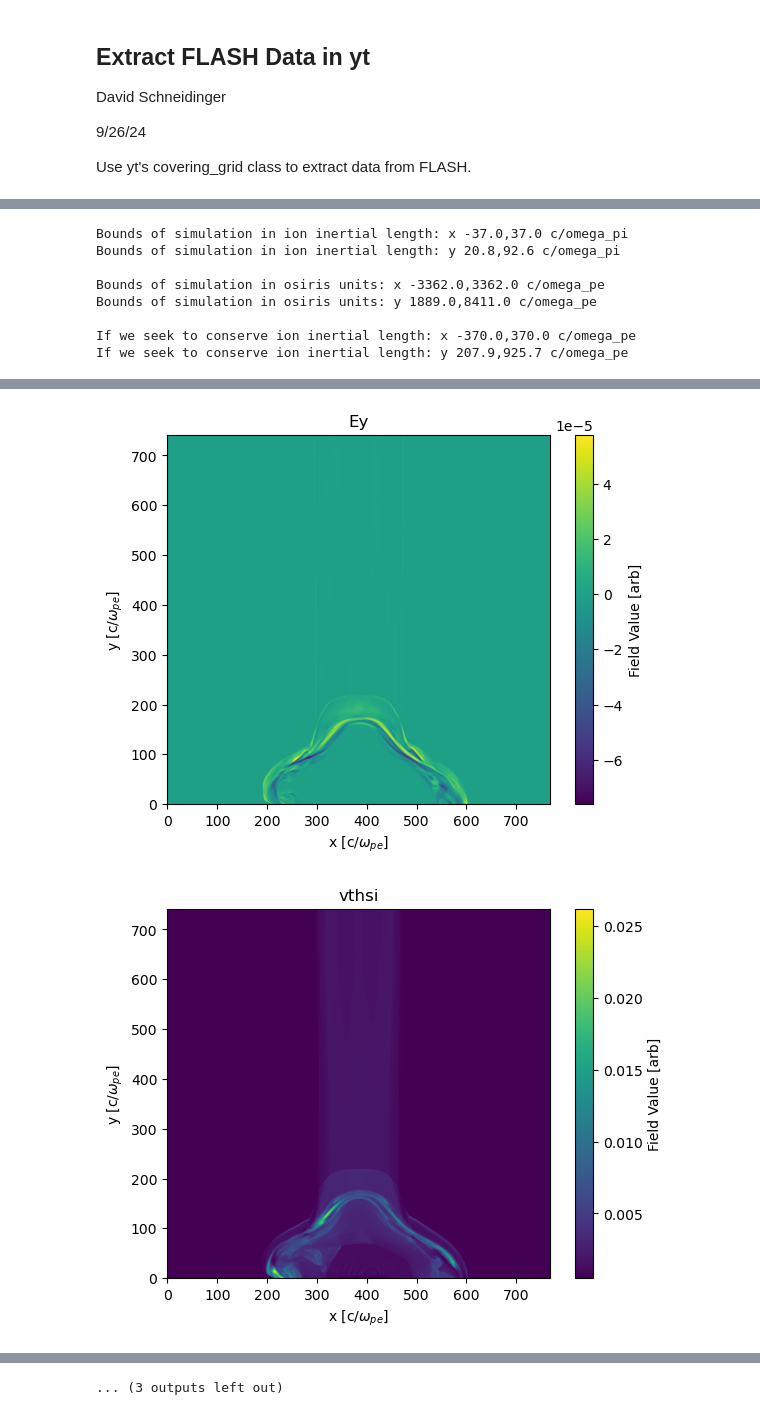
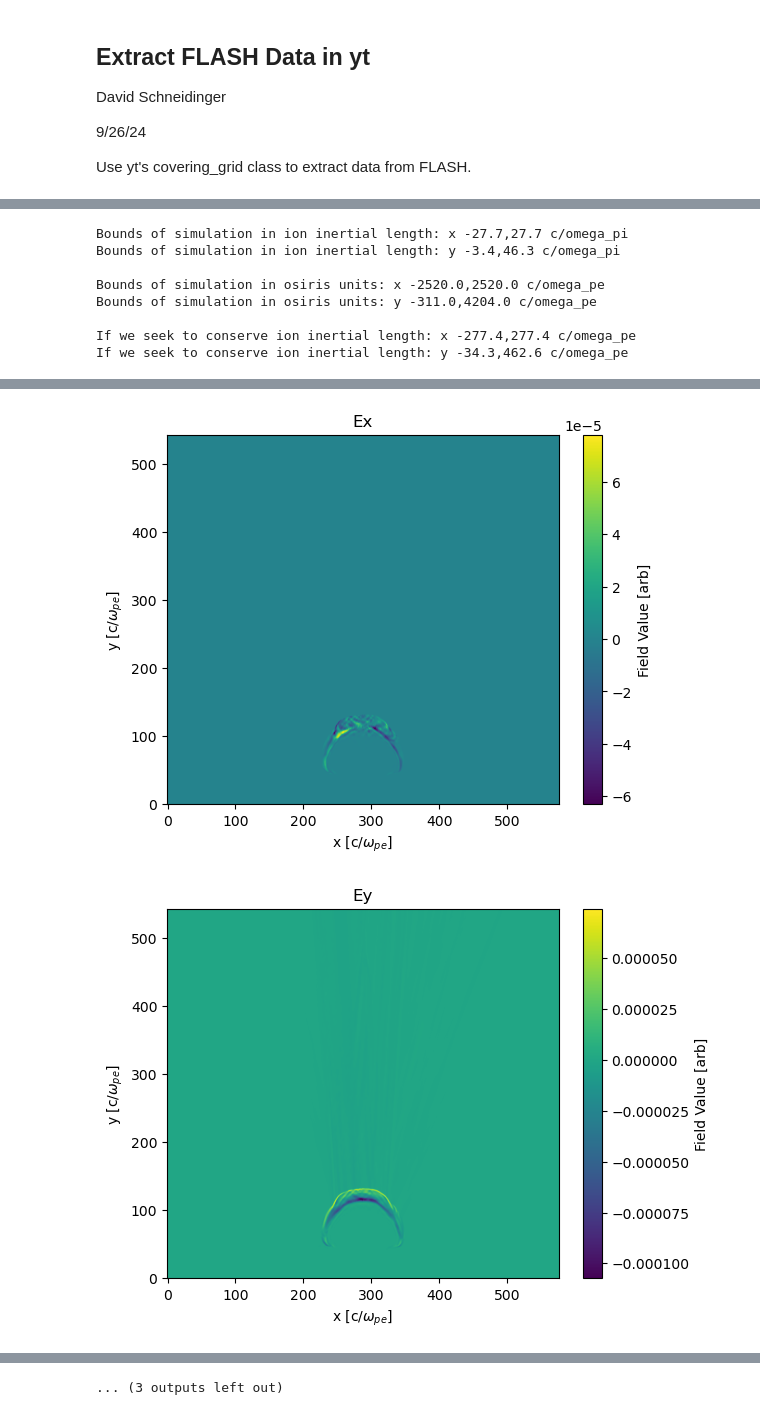
Before and after one commit to Schaeffer-Lab/MagShockZ, a Jupyter notebook: python-fortran_interface/write-FLASH-fields.ipynb, the cells around one changed output, grey strips where cells are left out. Drawn from its saved outputs; the diff is of its cells as text; code cells hidden in the pictures.

```diff
--- a/python-fortran_interface/write-FLASH-fields.ipynb
+++ b/python-fortran_interface/write-FLASH-fields.ipynb
@@ -13,10 +13,10 @@ import numpy as np
 import matplotlib.pyplot as plt
 from pathlib import Path
 # %%
-# plot_path = "./OSIRIS_transfer/MAGOFF/MagShockZ_hdf5_plt_cnt_0004"
+plot_path = "/home/dschneidinger/shared/data/OSIRIS_transfer/MAGON/MagShockZ_hdf5_chk_0005"
 # plot_path = "~/shared/data/OSIRIS_transfer/MAGON/MagShockZ_hdf5_chk_0005"
-plot_path = "~/shared/data/VAC_DEREK3D_20um/MagShockZ_hdf5_chk_0028"
-input_filename = "magshockz-v3.0.2d"
+# plot_path = "~/shared/data/VAC_DEREK3D_20um/MagShockZ_hdf5_chk_0028"
+input_filename = "magshockz-v2.0.2d"
 output_dir = Path(f"/home/dschneidinger/MagShockZ/input_files/{input_filename}")
 if not output_dir.exists():
     output_dir.mkdir()
@@ -27,6 +27,6 @@ if not output_dir.exists():
 
 import sys
 sys.path.append("../src")
-from load_derived_FLASH_fields_NEW import derive_fields
-ds = derive_fields(plot_path,rqm=100)
+from load_derived_FLASH_fields import derive_fields
+ds = derive_fields(plot_path,rqm=100,ion_2='Mg')
 # %% [output]
@@ -49,9 +53,9 @@ dims = ds.domain_dimensions * ds.refine_by**level
 
 all_data = ds.covering_grid(
     level,
-    left_edge=[-0.8, -0.075, -0.8],
+    left_edge=ds.domain_left_edge,
     dims=dims,
     # And any fields to preload (this is optional!)
 )
-print(type(all_data))
+all_data
 # %% [output]
@@ -207,7 +219,7 @@ normalizations = {
 }
 save_slice(normalizations)
 # %%
-target_index = 250
+target_index = 0
 
 x_ion = all_data['flash','x'][:,0,0]*omega_pi/c
 print(f"Bounds of simulation in ion inertial length: x {round(x_ion.value[0],1)},{round(x_ion.value[-1],1)} c/omega_pi")
@@ -228,14 +240,14 @@ print(f"If we seek to conserve ion inertial length: x {round(x_ion_osiris.value[
 y_ion_osiris = all_data['flash','y'][0,target_index:,0]*(omega_pi*omega_pe/omega_pi_osiris)/c
 print(f"If we seek to conserve ion inertial length: y {round(y_ion_osiris.value[0],1)},{round(y_ion_osiris.value[-1],1)} c/omega_pe")
 # %% [output]
-Bounds of simulation in ion inertial length: x -37.0,37.0 c/omega_pi
-Bounds of simulation in ion inertial length: y 20.8,92.6 c/omega_pi
+Bounds of simulation in ion inertial length: x -27.7,27.7 c/omega_pi
+Bounds of simulation in ion inertial length: y -3.4,46.3 c/omega_pi
 
-Bounds of simulation in osiris units: x -3362.0,3362.0 c/omega_pe
-Bounds of simulation in osiris units: y 1889.0,8411.0 c/omega_pe
+Bounds of simulation in osiris units: x -2520.0,2520.0 c/omega_pe
+Bounds of simulation in osiris units: y -311.0,4204.0 c/omega_pe
 
-If we seek to conserve ion inertial length: x -370.0,370.0 c/omega_pe
-If we seek to conserve ion inertial length: y 207.9,925.7 c/omega_pe
+If we seek to conserve ion inertial length: x -277.4,277.4 c/omega_pe
+If we seek to conserve ion inertial length: y -34.3,462.6 c/omega_pe
 # %%
 from pathlib import Path
 import pickle
@@ -260,16 +272,4 @@ for f in interp_files:
     plt.xlabel("x [c/$\omega_{pe}$]")
     plt.ylabel("y [c/$\omega_{pe}$]")
     plt.show()
-
-interp_files = interp_dir.glob("*.npy")
-
-for f in interp_files:
-    name = f.stem
-    plt.imshow(np.load(f).T, origin='lower')
-    cbar = plt.colorbar()
-    cbar.set_label('Field Value [arb]')
-    plt.title(name)
-    plt.xlabel("x [c/$\omega_{pe}$]")
-    plt.ylabel("y [c/$\omega_{pe}$]")
-    plt.show()
 # %% [output]
@@ -278,2 +278,2 @@ for f in interp_files:
-[figure, old version]
+[figure, new version]
-[figure, old version]
+[figure, new version]
```
Also changed, not shown: parts of 11 cells of this notebook, 16 other files.
